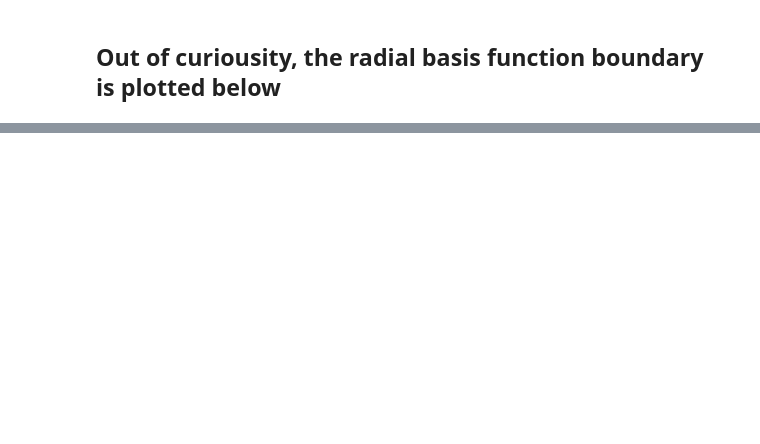
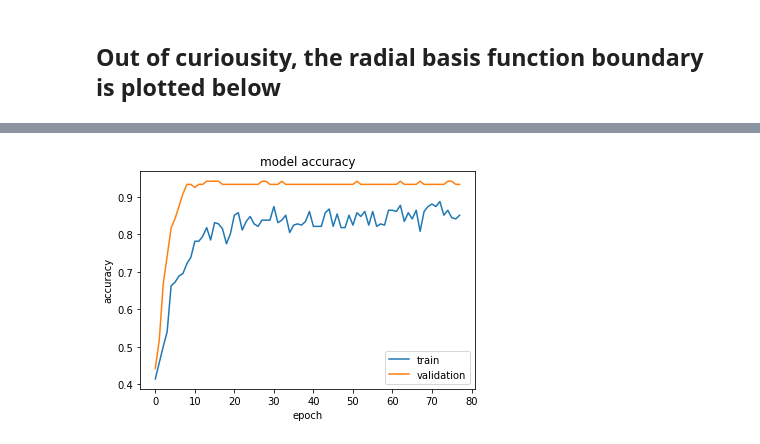
Before and after one commit to kwantommy/breast-cancer-diagnosis, a Jupyter notebook: breast-cancer-diagnosis.ipynb, the cells around one changed output, grey strips where cells are left out. Cells and saved outputs as stored; diff of their text form; code cells hidden in the pictures; blank space fills up the shorter version.

```diff
--- a/breast-cancer-diagnosis.ipynb
+++ b/breast-cancer-diagnosis.ipynb
@@ -417,0 +548,30 @@ plt.show()
+# %%
+opt = SGD(lr= 2e-4)
+
+model.compile(
+    loss = "categorical_crossentropy",
+    optimizer = opt,
+    metrics = ['accuracy'])
+
+reduce_lr = ReduceLROnPlateau(
+    monitor = 'val_loss',
+    factor = 0.5,
+    patience = 5,
+    min_lr = 5e-7,
+    verbose = 1)
+
+early_stopping = EarlyStopping(
+    monitor = 'val_loss',
+    patience = 10,
+    verbose = 1,
+    restore_best_weights = True)
+
+history = model.fit(
+    X_res,
+    Y_res,
+    epochs = 300,
+    batch_size = 4,
+    verbose = 1,
+    validation_data = (X_val, Y_val),
+    callbacks = [reduce_lr,
+                early_stopping])
@@ -417,0 +596,10 @@ plt.show()
+# %%
+plt.plot(history.history['acc'])
+plt.plot(history.history['val_acc'])
+plt.title('model accuracy')
+plt.ylabel('accuracy')
+plt.xlabel('epoch')
+plt.legend(['train', 'validation'], loc='lower right')
+plt.show()
+# %% [output]
+[figure, added]
```
Also changed, not shown: parts of 23 cells of this notebook.
